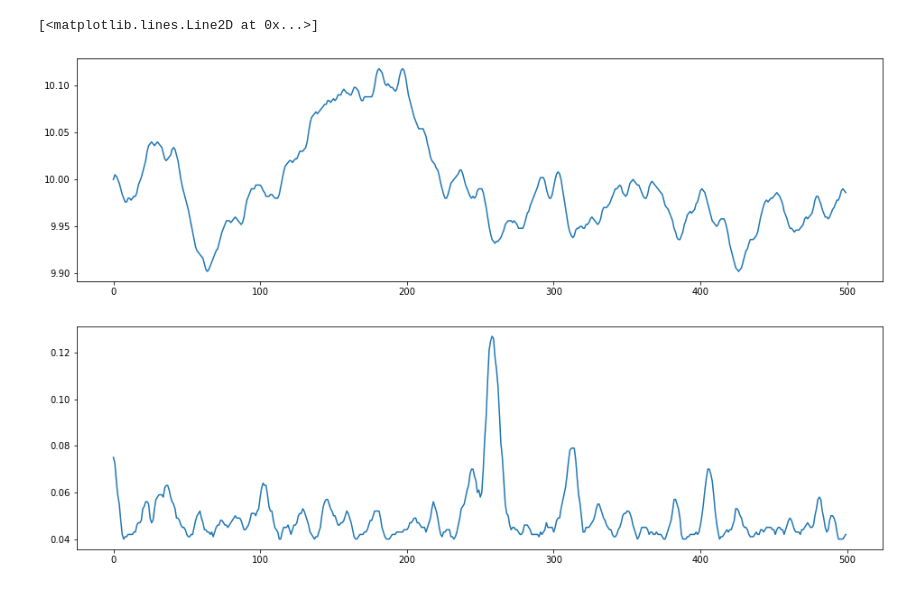
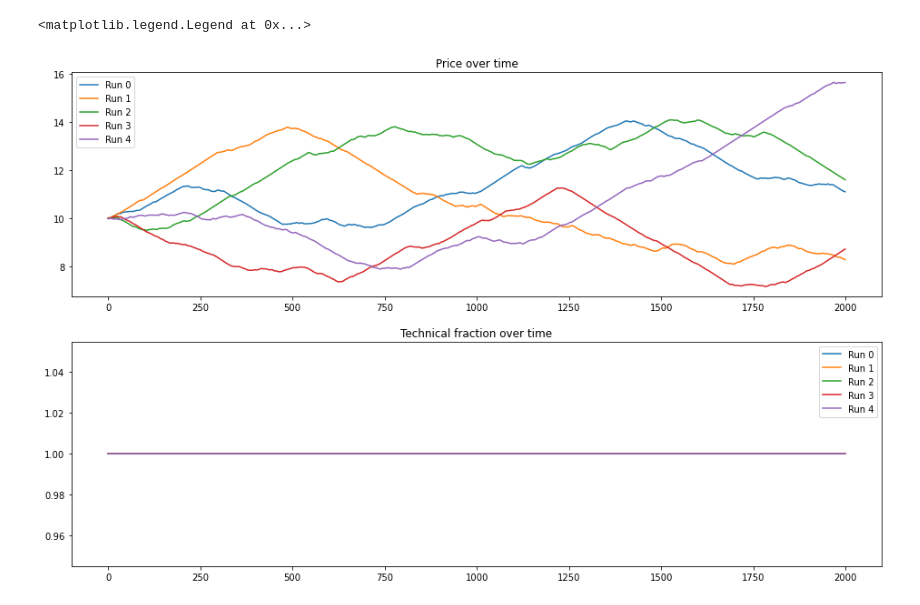
Before and after one commit to ggraziano98/MAS, a Jupyter notebook: analisi dati.ipynb, the cells around one changed output. Drawn from its saved outputs; the diff is of its cells as text; code cells hidden in the pictures.

```diff
--- a/analisi dati.ipynb
+++ b/analisi dati.ipynb
@@ -7,5 +5,0 @@ from Lux.model.conf import *
-# %%
-model_df = pd.read_pickle(f"results/Model_vars{LOG_NAME_SUFFIX}.pkl")
-model_df = model_df.rolling(5, min_periods=1).mean()
-
-model_df.head()
@@ -19,9 +5,0 @@ model_df.head()
-# %%
-fig , ax = plt.subplots(2,1, figsize=(16, 10))
-
-ax[0].plot(model_df.price)
-
-ax[1].plot(model_df.technical_fraction)
-# %% [output]
-[<matplotlib.lines.Line2D at 0x...>]
-[figure, removed]
@@ -27,0 +11,18 @@ ax[1].plot(model_df.technical_fraction)
+# %%
+df_list: list[pd.DataFrame] = [pd.read_pickle(f"{RESULT_DIR}/Model_vars_{i}.pkl") for i in range(CONST['N_RUNS'])]
+df_list = [df.rolling(5, min_periods=1).mean() for df in df_list]
+
+fig , ax = plt.subplots(2,1, figsize=(16, 10))
+
+ax[0].set_title('Price over time')
+ax[1].set_title('Technical fraction over time')
+for i, model_df in enumerate(df_list):
+    ax[0].plot(model_df.price, label=f'Run {i}')
+
+    ax[1].plot(model_df.technical_fraction, label=f'Run {i}')
+
+ax[0].legend()
+ax[1].legend()
+# %% [output]
+<matplotlib.legend.Legend at 0x...>
+[figure, added]
```
Also changed, not shown: parts of 8 cells of this notebook, 4 other files.
